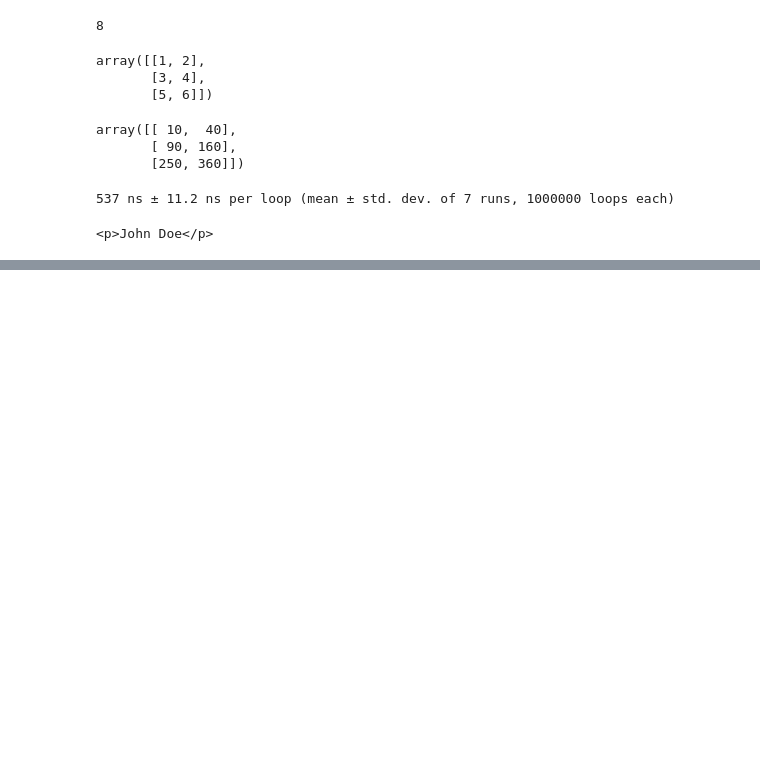
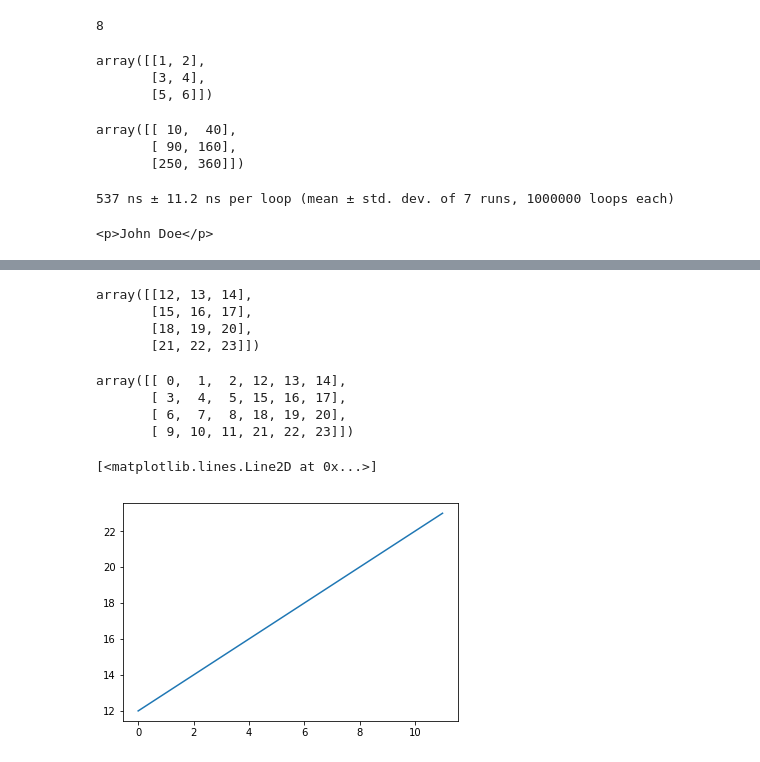
Before and after one commit to jloovet/misc, a Jupyter notebook: tester_med_numpy.ipynb, the cells around one changed output, grey strips where cells are left out. Cells and saved outputs as stored; diff of their text form; code cells hidden in the pictures; blank space fills up the shorter version.

```diff
--- a/tester_med_numpy.ipynb
+++ b/tester_med_numpy.ipynb
@@ -80,0 +107,7 @@ print(my_person.get_fullname())
+# %%
+b
+# %% [output]
+array([[12, 13, 14],
+       [15, 16, 17],
+       [18, 19, 20],
+       [21, 22, 23]])
@@ -80,0 +116,7 @@ print(my_person.get_fullname())
+# %%
+np.concatenate([a,b], axis=1)
+# %% [output]
+array([[ 0,  1,  2, 12, 13, 14],
+       [ 3,  4,  5, 15, 16, 17],
+       [ 6,  7,  8, 18, 19, 20],
+       [ 9, 10, 11, 21, 22, 23]])
@@ -80,0 +125,5 @@ print(my_person.get_fullname())
+# %%
+plt.plot(np.arange(12,24))
+# %% [output]
+[<matplotlib.lines.Line2D at 0x...>]
+[figure, added]
```
Also changed, not shown: parts of 10 cells of this notebook.
